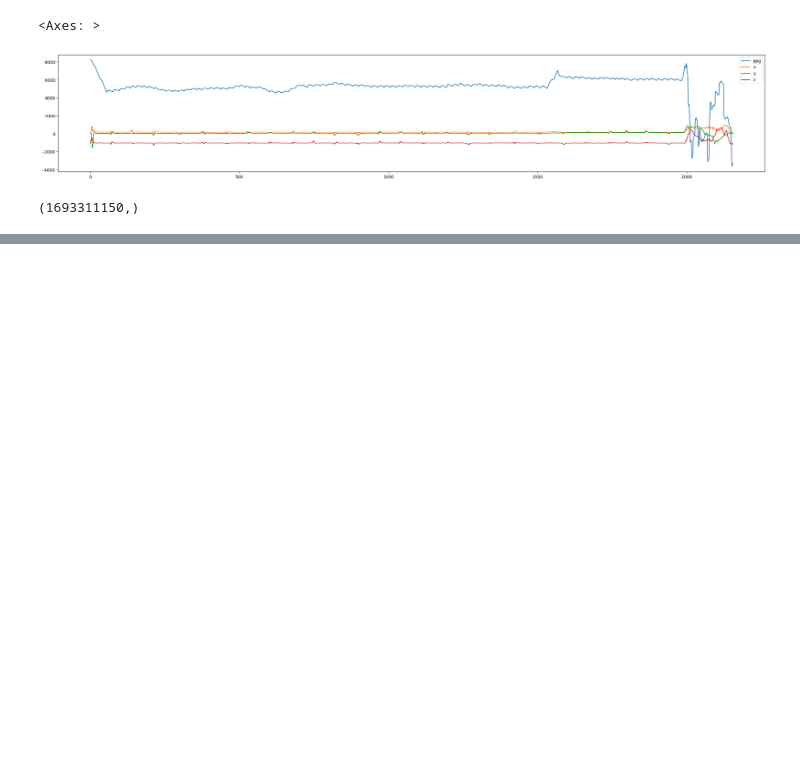
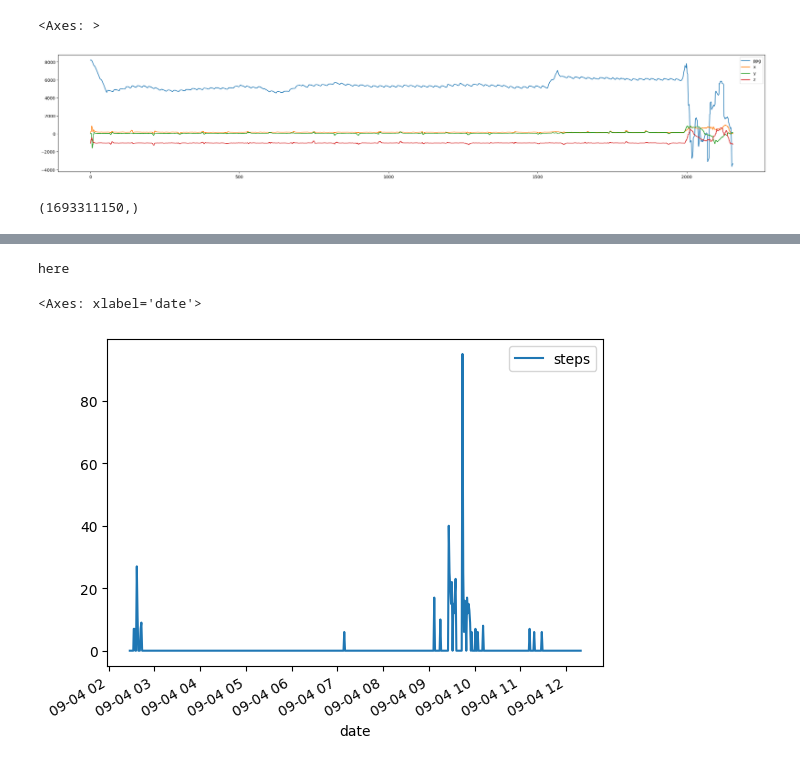
Before and after one commit to velaboratory/bangle, a Jupyter notebook: sync_server/analyze.ipynb, the cells around one changed output, grey strips where cells are left out. Saved outputs shown, nothing was run; the diff lists cells and outputs as text; code cells hidden in the pictures; blank space fills up the shorter version.

```diff
--- a/sync_server/analyze.ipynb
+++ b/sync_server/analyze.ipynb
@@ -106,0 +105,35 @@ healthlog26 2 [(1693831293, 0, 121, 0), (1693831320, 0, 113, 0)]
+# %%
+# let's extract all of the data and grab a clean table of steps taken
+
+import sqlite3
+import pandas as pd
+import struct
+import binascii;
+import datetime
+import base64
+full_data = []
+print("here")
+with sqlite3.connect("app.db") as con:
+    res = con.execute("select uuid, hex(data) from data_sync where complete=1 order by dt asc")
+    all_data = res.fetchall()
+
+    for t in all_data:
+
+        files = bytearray.fromhex(t[1]).decode().split("\n")
+        for f in files:
+            parts = f.split(":")
+            filename = parts[0]
+            data = base64.b64decode(parts[1])
+            if "healthlog" in filename:
+                data = list(struct.iter_unpack(">IHHB",data))
+                full_data.extend(data)
+
+df = pd.DataFrame(full_data,columns=["timestamp", "steps", "movement", "notused"])
+df["movement_accumulated"] = df.movement.cumsum()
+df["date"] = df.timestamp.apply(datetime.datetime.fromtimestamp)
+df["steps_accumulated"] = df.steps.cumsum()
+df.plot(x="date",y="steps")
+# %% [output]
+here
+<Axes: xlabel='date'>
+[figure, added]
```
Also changed, not shown: parts of 2 cells of this notebook, 3 other files.
